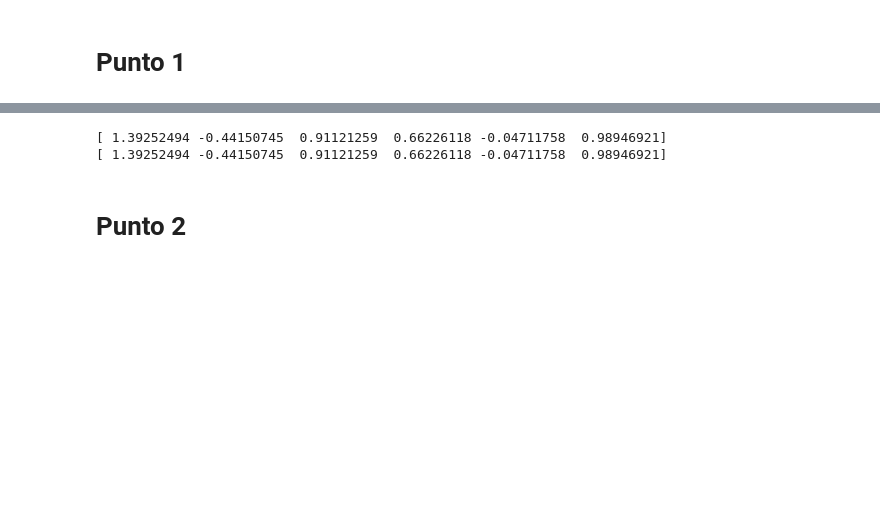
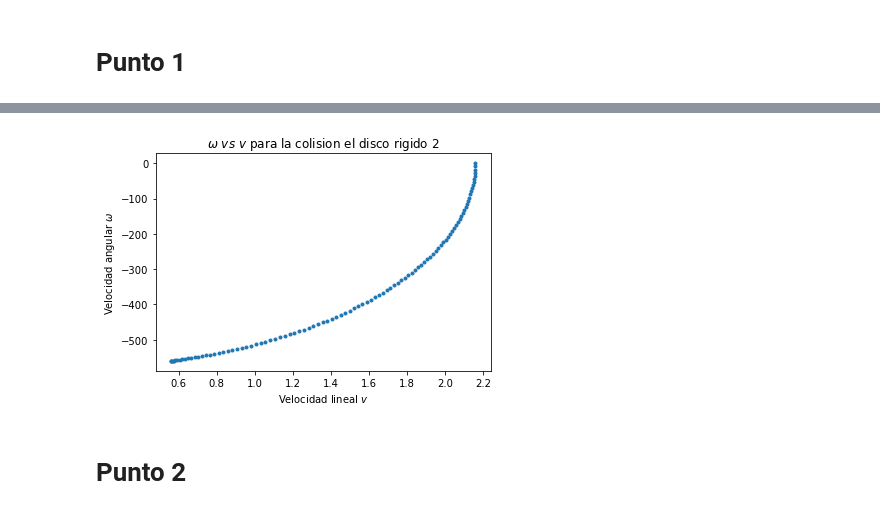
Before and after one commit to sofiaalvarezlopez/Taller5-Metodos-Computacionales, a Jupyter notebook: Taller5-JuanDanielCastrellon-MariaSofiaAlvarez.ipynb, the cells around one changed output, grey strips where cells are left out. Drawn from its saved outputs; the diff is of its cells as text; code cells hidden in the pictures; blank space fills up the shorter version.

```diff
--- a/Taller5-JuanDanielCastrellon-MariaSofiaAlvarez.ipynb
+++ b/Taller5-JuanDanielCastrellon-MariaSofiaAlvarez.ipynb
@@ -72,13 +112,14 @@ est = posibles_estados_finales(k, M, u1, e)
+# %%
+plot_v_w(w2, v2, 2)
+# %% [output]
+[figure, added]
 # %%
-matriz = crear_matriz(5.2, k, M)
-b = crear_vector(5.2, e, M, u1)
+#matriz = crear_matriz(5.2, k, M)
+#b = crear_vector(5.2, e, M, u1)
 
-print(gauss_jordan(matriz, b)[:, -1])
-invM = np.linalg.inv(matriz)
-print(invM @ b)
+#print(gauss_jordan(matriz, b)[:, -1])
+#invM = np.linalg.inv(matriz)
+#print(invM @ b)
-# %% [output]
-[ 1.39252494 -0.44150745  0.91121259  0.66226118 -0.04711758  0.98946921]
-[ 1.39252494 -0.44150745  0.91121259  0.66226118 -0.04711758  0.98946921]
 # %% [markdown]
 # Punto 2
 # %%
```
Also changed, not shown: parts of 30 cells of this notebook, 4 other files.
